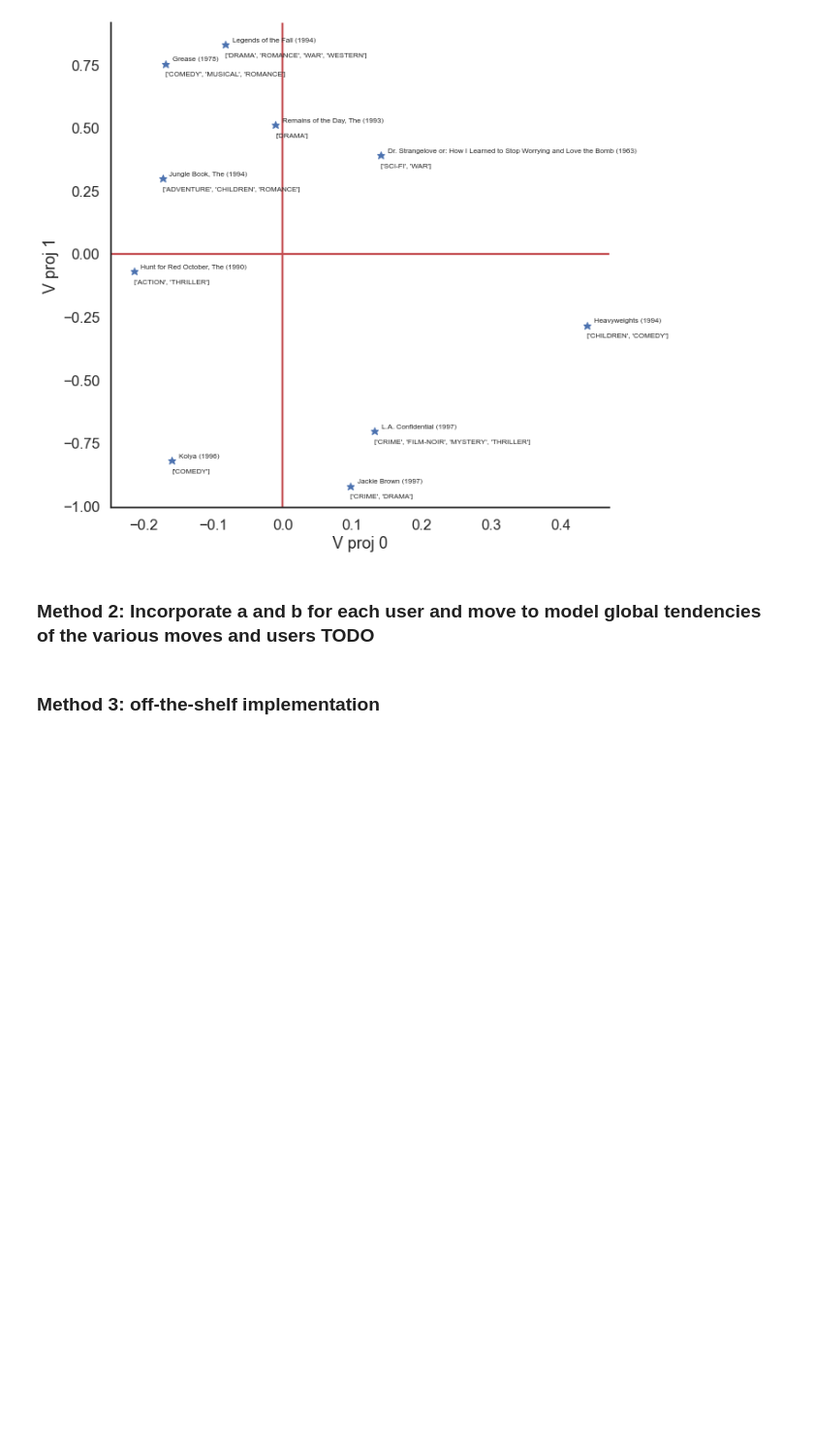
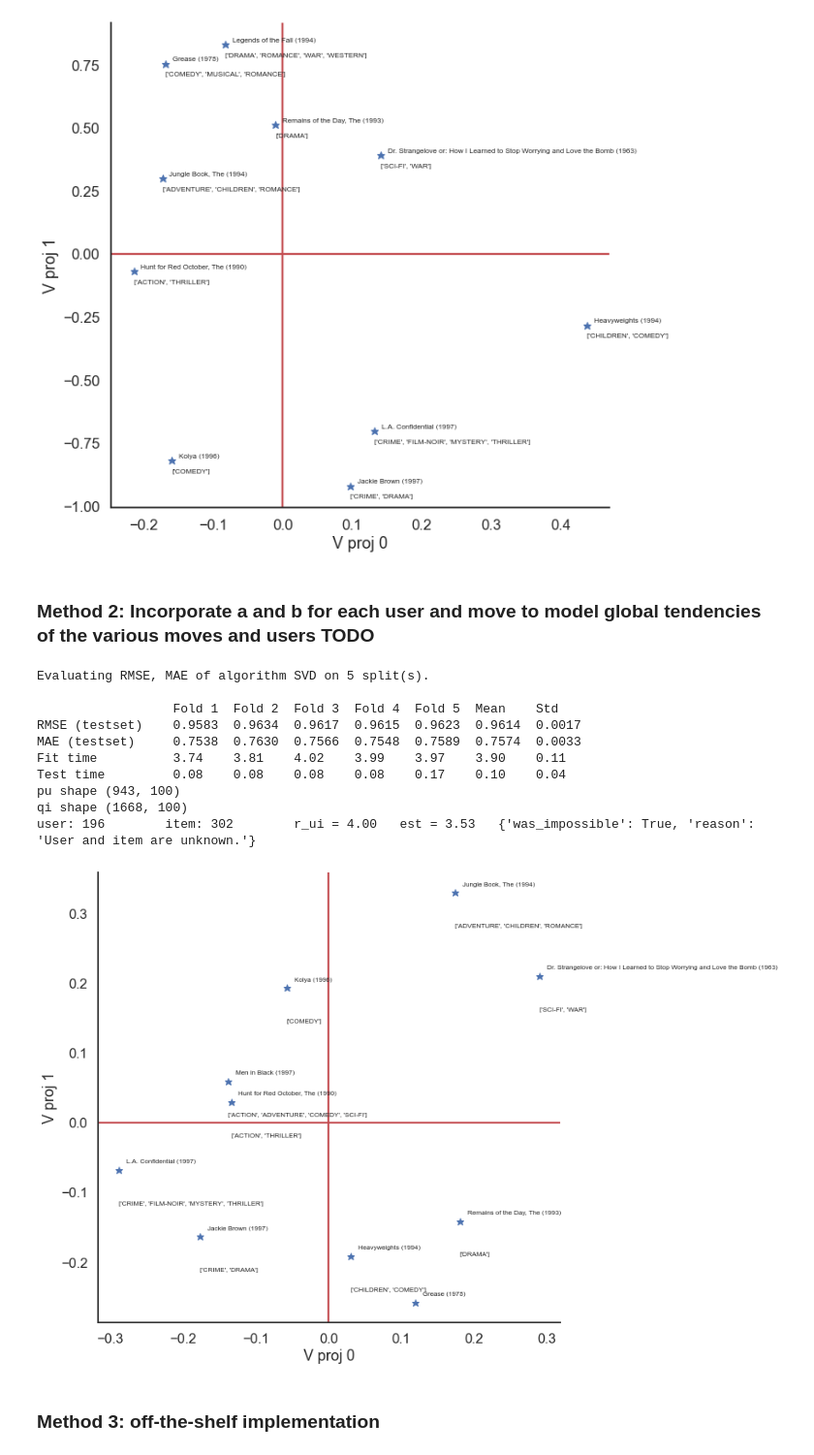
Before and after one commit to francescazfl/pandas, a Jupyter notebook: project2/sorina_project2_fzl.ipynb, the cells around one changed output. Shown at 97% size. Saved outputs shown, nothing was run; the diff lists cells and outputs as text; code cells hidden in the pictures; blank space fills up the shorter version.

```diff
--- a/project2/sorina_project2_fzl.ipynb
+++ b/project2/sorina_project2_fzl.ipynb
@@ -222,5 +210,43 @@ visualize(V_proj[:,0:10], list_movies_titles, list_movies_genre)
 [figure]
 # %% [markdown]
 ### Method 2: Incorporate a and b for each user and move to model global tendencies of the various moves and users TODO
+# %%
+reader = Reader(rating_scale=(0,5))
+train_dataset = Dataset.load_from_df(Y_train_df, reader)
+
+train_dataset_object = train_dataset.build_full_trainset()
+
+algo = SVD(biased=False)
+cross_validate(algo, train_dataset, measures=['RMSE', 'MAE'], cv=5, verbose=True)
+
+algo.fit(train_dataset_object)
+
+print('pu shape', algo.pu.shape)
+print('qi shape', algo.qi.shape)
+
+# sample of prediction
+uid = str(196)  # raw user id (as in the ratings file). They are **strings**!
+iid = str(302)  # raw item id (as in the ratings file). They are **strings**!
+
+# get a prediction for specific users and items.
+pred = algo.predict(uid, iid, r_ui=4, verbose=True)
+
+list_movies_id, list_movies_genre, list_movies_titles = get_list_movies(Y_train_df, head_no=10)
+visualize(algo.qi[:,0:10], list_movies_titles, list_movies_genre)
+
+# print('pu',algo.pu)
+# print('qi',algo.qi)
+# %% [output]
+Evaluating RMSE, MAE of algorithm SVD on 5 split(s).
+
+                  Fold 1  Fold 2  Fold 3  Fold 4  Fold 5  Mean    Std
+RMSE (testset)    0.9583  0.9634  0.9617  0.9615  0.9623  0.9614  0.0017
+MAE (testset)     0.7538  0.7630  0.7566  0.7548  0.7589  0.7574  0.0033
+Fit time          3.74    3.81    4.02    3.99    3.97    3.90    0.11
+Test time         0.08    0.08    0.08    0.08    0.17    0.10    0.04
+pu shape (943, 100)
+qi shape (1668, 100)
+user: 196        item: 302        r_ui = 4.00   est = 3.53   {'was_impossible': True, 'reason': 'User and item are unknown.'}
+[figure, added]
 # %% [markdown]
 ### Method 3: off-the-shelf implementation
```
Also changed, not shown: parts of 4 cells of this notebook.
